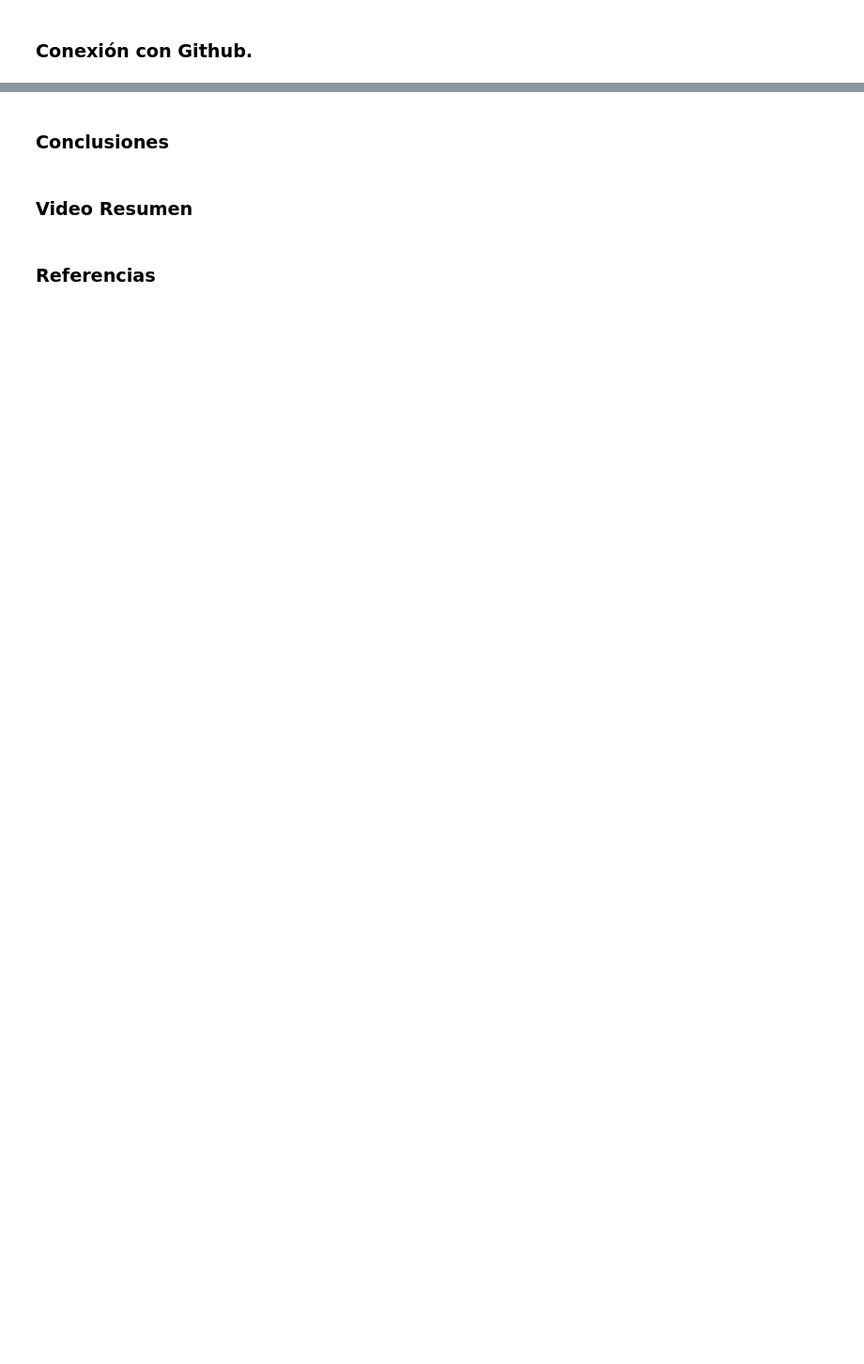
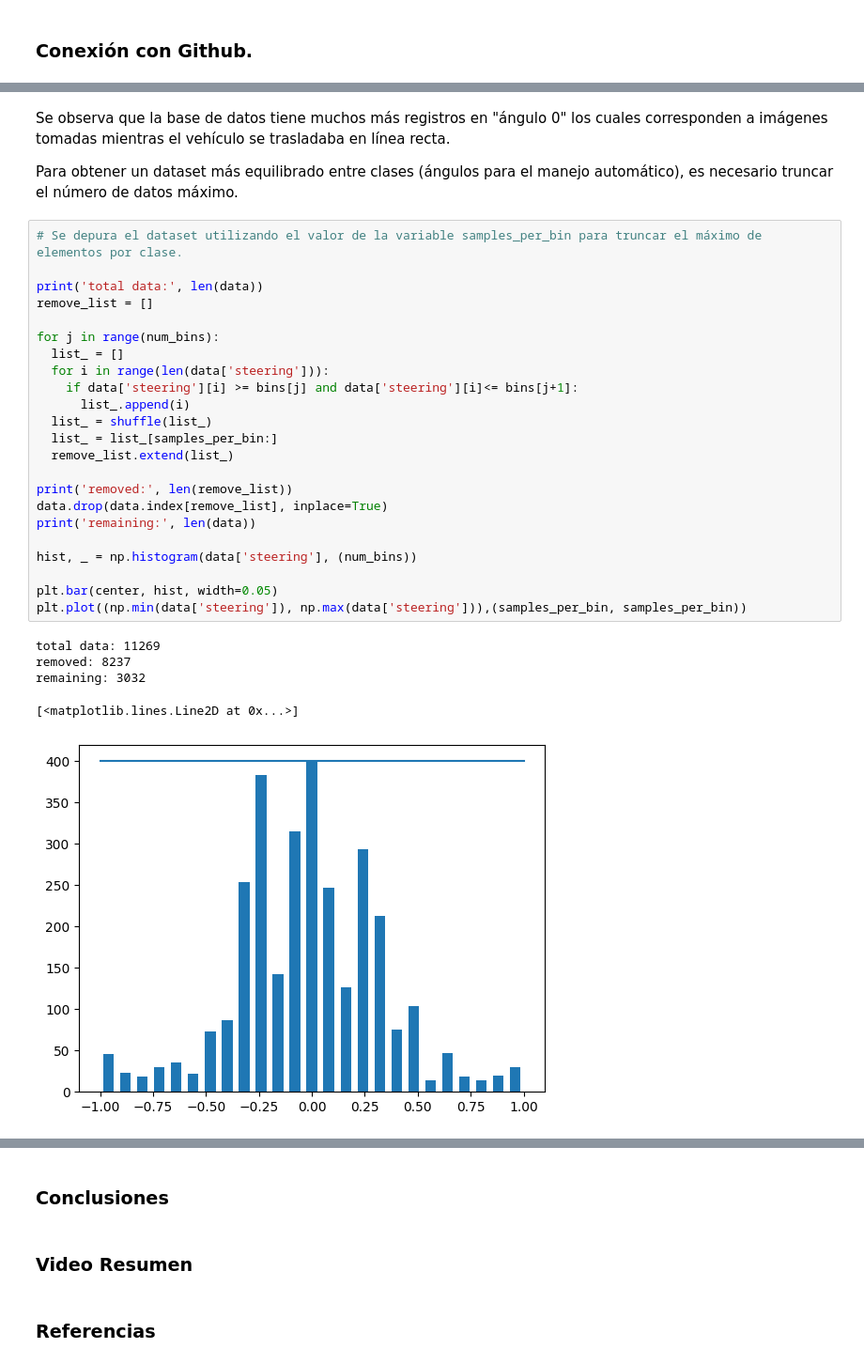
Before and after one commit to rzunick/MNA-Navegacion-Autonoma-Equipo-14, a Jupyter notebook: Proyecto_Final_Equipo_14.ipynb, the cells around one changed output, grey strips where cells are left out. Shown at 94% size. Saved outputs shown, nothing was run; the diff lists cells and outputs as text; blank space fills up the shorter version.

```diff
--- a/Proyecto_Final_Equipo_14.ipynb
+++ b/Proyecto_Final_Equipo_14.ipynb
@@ -46,0 +99,33 @@ style.use('fivethirtyeight')
+# %% [markdown]
+Se observa que la base de datos tiene muchos más registros en "ángulo 0" los cuales corresponden a imágenes tomadas mientras el vehículo se trasladaba en línea recta.
+
+Para obtener un dataset más equilibrado entre clases (ángulos para el manejo automático), es necesario truncar el número de datos máximo.
+# %%
+# Se depura el dataset utilizando el valor de la variable samples_per_bin para truncar el máximo de elementos por clase.
+
+print('total data:', len(data))
+remove_list = []
+
+for j in range(num_bins):
+  list_ = []
+  for i in range(len(data['steering'])):
+    if data['steering'][i] >= bins[j] and data['steering'][i]<= bins[j+1]:
+      list_.append(i)
+  list_ = shuffle(list_)
+  list_ = list_[samples_per_bin:]
+  remove_list.extend(list_)
+
+print('removed:', len(remove_list))
+data.drop(data.index[remove_list], inplace=True)
+print('remaining:', len(data))
+
+hist, _ = np.histogram(data['steering'], (num_bins))
+
+plt.bar(center, hist, width=0.05)
+plt.plot((np.min(data['steering']), np.max(data['steering'])),(samples_per_bin, samples_per_bin))
+# %% [output]
+total data: 11269
+removed: 8237
+remaining: 3032
+[<matplotlib.lines.Line2D at 0x...>]
+[figure, added]
```
Also changed, not shown: parts of 21 cells of this notebook.
